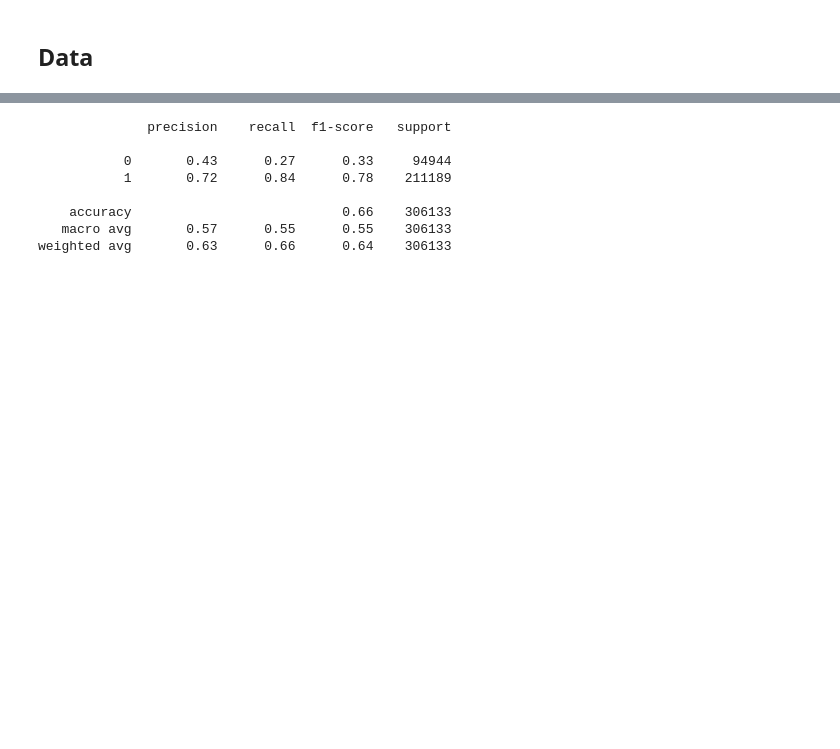
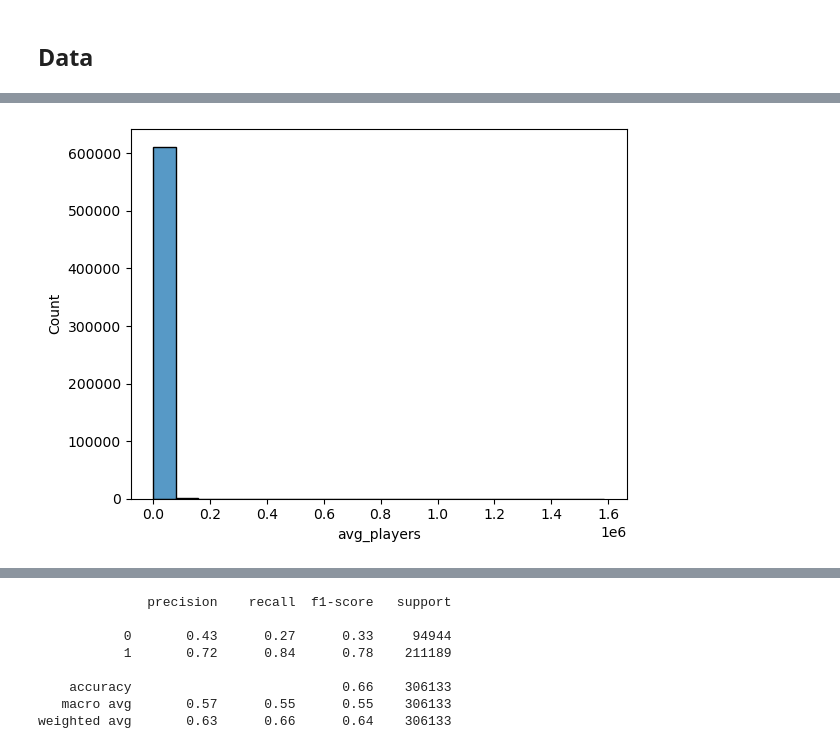
Before and after one commit to COGS108/Group107_WI26, a Jupyter notebook: 03-FinalProject.ipynb, the cells around one changed output, grey strips where cells are left out. Cells and saved outputs as stored; diff of their text form; code cells hidden in the pictures; blank space fills up the shorter version.

```diff
--- a/03-FinalProject.ipynb
+++ b/03-FinalProject.ipynb
@@ -111,0 +375,4 @@ from sklearn.pipeline import Pipeline
+# %%
+avg_player_hist = sns.histplot(data=df_clean2,x='avg_players',bins=20)
+# %% [output]
+[figure, added]
```
Also changed, not shown: parts of 40 cells of this notebook.
